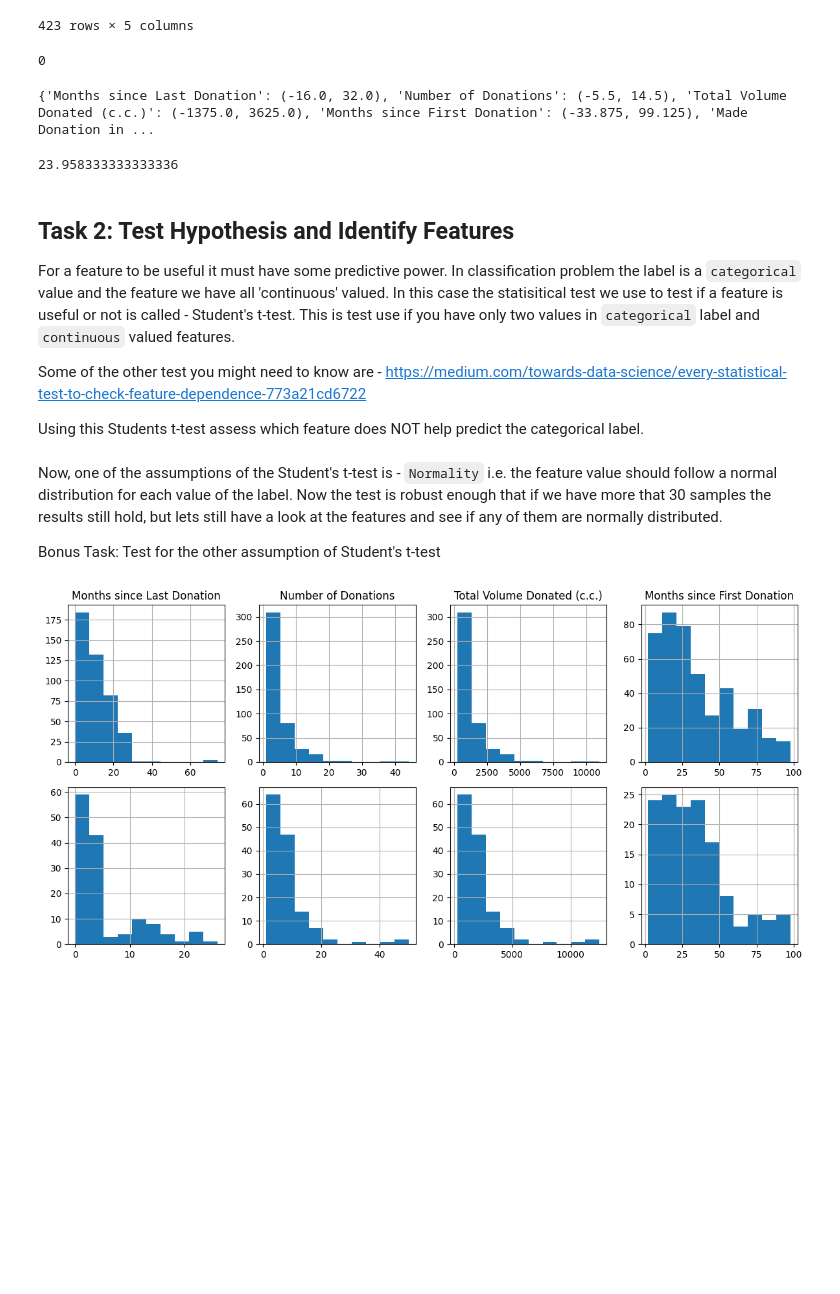
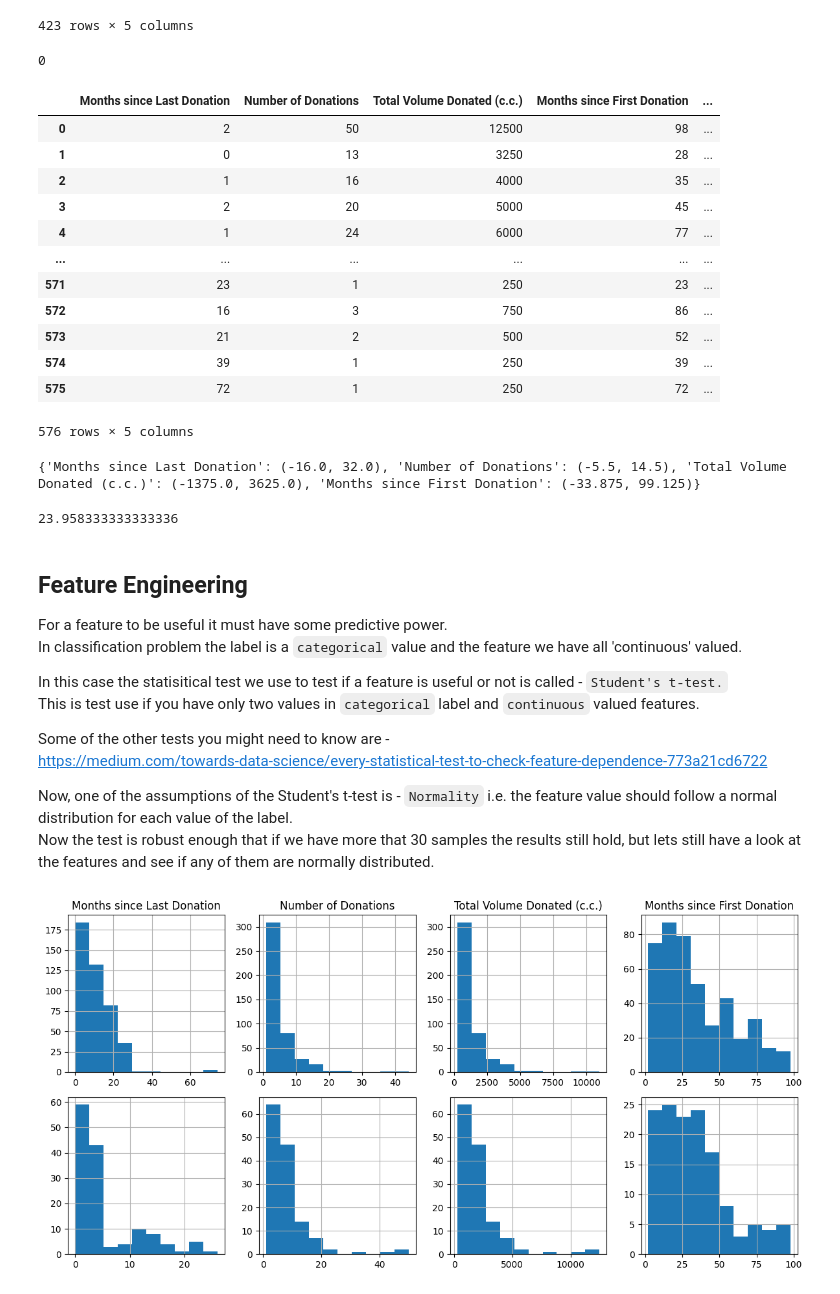
Before and after one commit to CareerForge/HiCouncellorProjects, a Jupyter notebook: Learn/blood_pulse_classification.ipynb, the cells around one changed output. Drawn from its saved outputs; the diff is of its cells as text; code cells hidden in the pictures; blank space fills up the shorter version.

Commit message:
Task 16 - feature evaluation comleted

```diff
--- a/src/Learn/blood_pulse_classification.ipynb
+++ b/Learn/blood_pulse_classification.ipynb
@@ -18,5 +18,10 @@ import matplotlib.pyplot as plt
 from scipy import stats
 
 from sklearn.linear_model import LogisticRegression
-from sklearn.metrics import precision_score, recall_score, f1_score
+from sklearn.metrics import precision_score, recall_score, f1_score, confusion_matrix
+from sklearn.model_selection import train_test_split
+
+import numpy as np
+
+data_folder = "blood_pulse/"
 # %% [markdown]
@@ -33,8 +38,10 @@ and labels -
 
 Based on your inspection answer the following questions
 # %%
-# load data
-train_df = pd.read_csv("../../data/blood_pulse/training_data.csv")
+# Task 1
+# Load data and insepct it
+
+train_df = pd.read_csv(data_folder + "training_data.csv")
 feats = list(train_df.columns[:-1])
 label = train_df.columns[-1]
 
@@ -88,37 +99,58 @@ remove_duplicates(train_df)
 | 575 | 72 | 1 | 250 | 72 | ... |
 423 rows × 5 columns
 # %%
-## fill missing values with col means
+# Task 3
+# Fill missing values with column means
 
 train_col_means = {}
 def fill_missing_value(df: pd.DataFrame, train=False):
     '''
     Complete this function to fill missing (if there are)
     with the mean value of the column
 
     `train_col_mean` is a dictionary where keys are features
     and values are mean of field
 
     Hint: Use feats to iterate through columns
     '''
 
     for col in feats:
         if train:
             train_col_means[col] = df[col].mean()
 
         df[col] = df[col].fillna(train_col_means[col])
 
     return df
 
 # fill with number of missing values in `Months since Last Donation`
 count_missing = train_df['Months since Last Donation'].isna().sum()
 print(count_missing)
 
-fill_missing_value(train_df, train=True)
+fill_missing_value(train_df.copy(), train=True)
+
+
+# Ask ChatGPT! : How does missing values impact performance of a Logistic Regression model
 # %% [output]
 0
+|  | Months since Last Donation | Number of Donations | Total Volume Donated (c.c.) | Months since First Donation | ... |
+| 0 | 2 | 50 | 12500 | 98 | ... |
+| 1 | 0 | 13 | 3250 | 28 | ... |
+| 2 | 1 | 16 | 4000 | 35 | ... |
+| 3 | 2 | 20 | 5000 | 45 | ... |
+| 4 | 1 | 24 | 6000 | 77 | ... |
+| ... | ... | ... | ... | ... | ... |
+| 571 | 23 | 1 | 250 | 23 | ... |
+| 572 | 16 | 3 | 750 | 86 | ... |
+| 573 | 21 | 2 | 500 | 52 | ... |
+| 574 | 39 | 1 | 250 | 39 | ... |
+| 575 | 72 | 1 | 250 | 72 | ... |
+576 rows × 5 columns
 # %%
+# Task 4
+# Identify outliers in dataset
+
 train_col_bounds = {}
+
 def clip_outliers(df: pd.DataFrame, train=False):
     '''
     Complete this function to get lower, upper bounds of each col
@@ -136,10 +168,13 @@ def clip_outliers(df: pd.DataFrame, train=False):
             iqr = p75 - p25
             train_col_bounds[col] = (p25 - 1.5 * iqr, p75 + 1.5 * iqr)
 
-        df[col] = df[col].apply(lambda x: train_col_means[col] if x < train_col_bounds[col][0] or x >  train_col_bounds[col][0] else x)
+        df[col] = df[col].apply(lambda x: train_col_means[col] if (x < train_col_bounds[col][0] or x >  train_col_bounds[col][0]) else x)
     print(train_col_bounds)
 
-clip_outliers(train_df, train=True)
+clip_outliers(train_df.copy(), train=True)
+
+
+# Ask ChatGPT! : How does outlier impact performance of a Logistic Regression Model
 # %% [output]
-{'Months since Last Donation': (-16.0, 32.0), 'Number of Donations': (-5.5, 14.5), 'Total Volume Donated (c.c.)': (-1375.0, 3625.0), 'Months since First Donation': (-33.875, 99.125), 'Made Donation in ...
+{'Months since Last Donation': (-16.0, 32.0), 'Number of Donations': (-5.5, 14.5), 'Total Volume Donated (c.c.)': (-1375.0, 3625.0), 'Months since First Donation': (-33.875, 99.125)}
 # %%
@@ -154,19 +195,18 @@ test_imbalance(train_df)
 # %% [output]
 23.958333333333336
 # %% [markdown]
-## Task 2: Test Hypothesis and Identify Features
+## Feature Engineering
 
-For a feature to be useful it must have some predictive power. In classification problem the label is a `categorical` value  and the feature we have all 'continuous' valued.
-In this case the statisitical test we use to test if a feature is useful or not is called - Student's t-test.
+For a feature to be useful it must have some predictive power. <br>
+In classification problem the label is a `categorical` value  and the feature we have all 'continuous' valued.
+
+In this case the statisitical test we use to test if a feature is useful or not is called - `Student's t-test.` <br>
 This is test use if you have only two values in `categorical` label and `continuous` valued features.
 
-Some of the other test you might need to know are -
+Some of the other tests you might need to know are - <br>
 https://medium.com/towards-data-science/every-statistical-test-to-check-feature-dependence-773a21cd6722
 
-Using this Students t-test assess which feature does NOT help predict the categorical label.
+
+Now, one of the assumptions of the Student's t-test is - `Normality` i.e. the feature value should follow a normal distribution for each value of the label. <br>
+Now the test is robust enough that if we have more that 30 samples the results still hold, but lets still have a look at the features and see if any of them are normally distributed. <br>
-# %% [markdown]
-Now, one of the assumptions of the Student's t-test is - `Normality` i.e. the feature value should follow a normal distribution for each value of the label.
-Now the test is robust enough that if we have more that 30 samples the results still hold, but lets still have a look at the features and see if any of them are normally distributed.
-
-Bonus Task: Test for the other assumption of Student's t-test
 # %%
```
Also changed, not shown: parts of 26 cells of this notebook, 5 other files.
